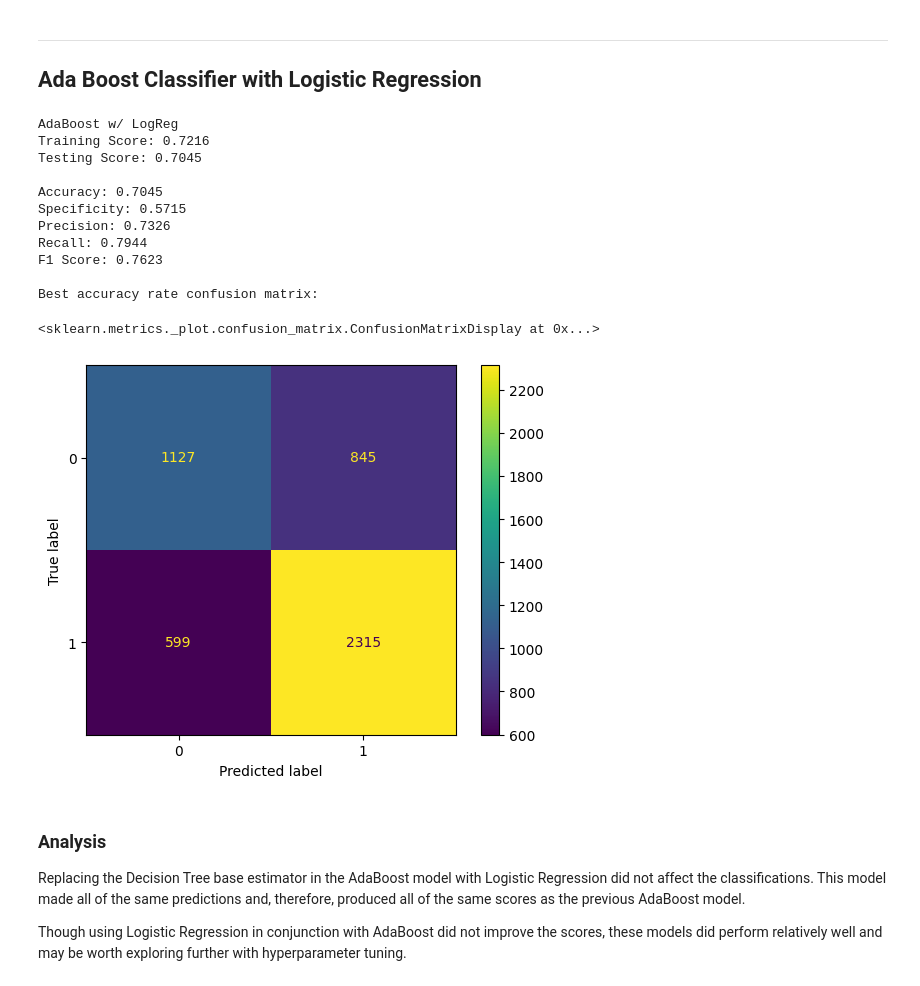
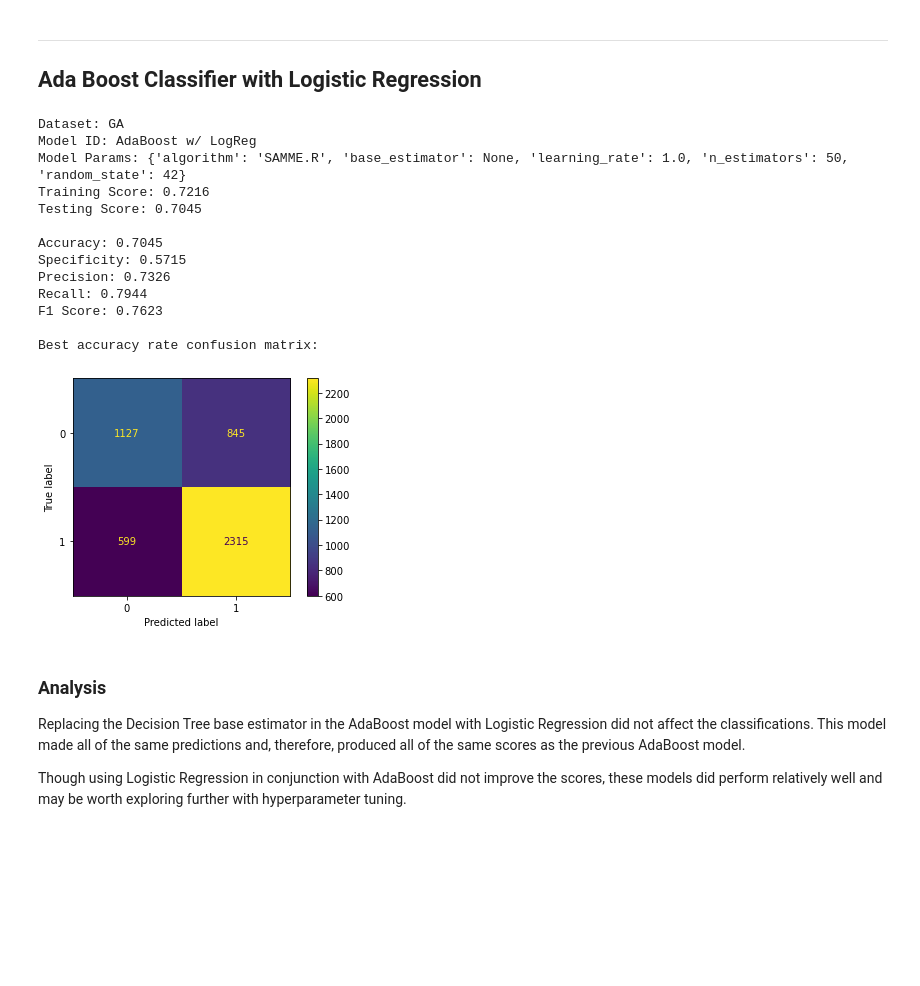
Before and after one commit to ga-dsi-822-group4/recidivism, a Jupyter notebook: notebooks/03_modeling.ipynb, the cells around one changed output. Drawn from its saved outputs; the diff is of its cells as text; code cells hidden in the pictures; blank space fills up the shorter version.

```diff
--- a/notebooks/03_modeling.ipynb
+++ b/notebooks/03_modeling.ipynb
@@ -884,21 +885,22 @@ As Logistic Regression was another top-performing trial so far, I think that com
 # %%
 ada_lr = AdaBoostClassifier(base_estimator=LogisticRegression(), random_state=42)
 
-model_trials(ada, 'AdaBoost w/ LogReg')
+model_trials('GA', X, y, ada, 'AdaBoost w/ LogReg');
 # %% [output]
-AdaBoost w/ LogReg
+Dataset: GA
+Model ID: AdaBoost w/ LogReg
+Model Params: {'algorithm': 'SAMME.R', 'base_estimator': None, 'learning_rate': 1.0, 'n_estimators': 50, 'random_state': 42}
 Training Score: 0.7216
 Testing Score: 0.7045
 
 Accuracy: 0.7045
 Specificity: 0.5715
 Precision: 0.7326
 Recall: 0.7944
 F1 Score: 0.7623
 
 Best accuracy rate confusion matrix:
-<sklearn.metrics._plot.confusion_matrix.ConfusionMatrixDisplay at 0x...>
-[figure, old version]
+[figure, new version]
 # %% [markdown]
 ### Analysis
 Replacing the Decision Tree base estimator in the AdaBoost model with Logistic Regression did not affect the classifications. This model made all of the same predictions and, therefore, produced all of the same scores as the previous AdaBoost model.
```
Also changed, not shown: parts of 24 cells of this notebook.
